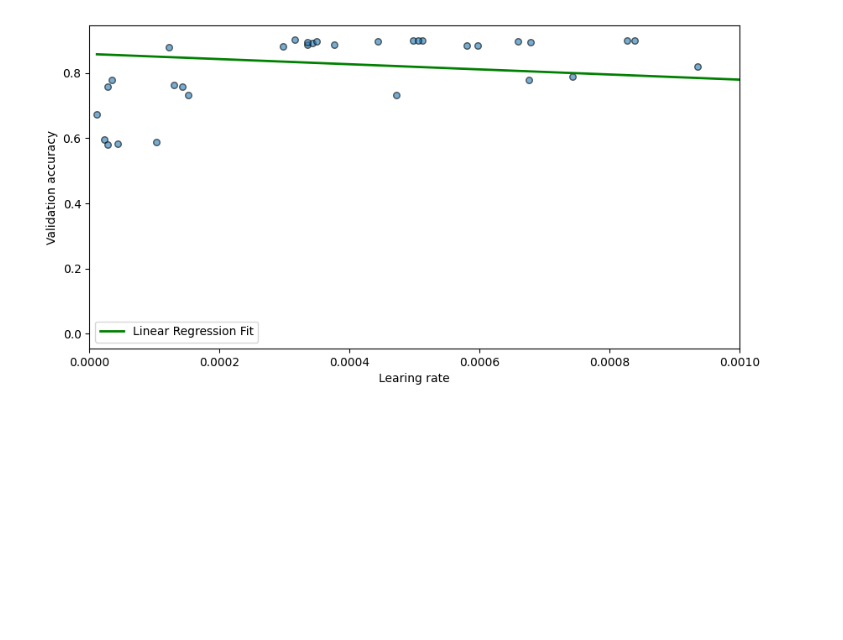
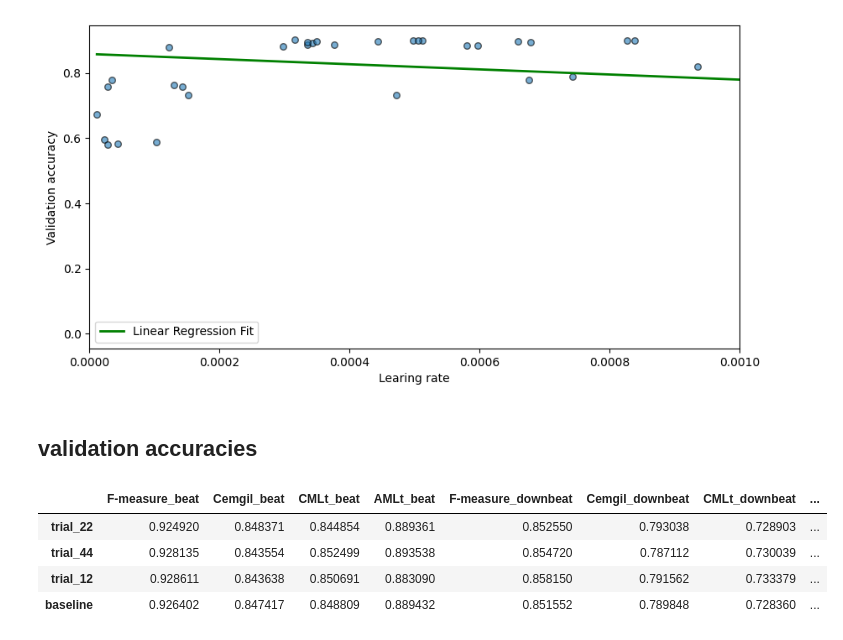
Before and after one commit to PulyaPolya/beat_this, a Jupyter notebook: results_evaluation.ipynb, the cells around one changed output. Drawn from its saved outputs; the diff is of its cells as text; code cells hidden in the pictures; blank space fills up the shorter version.

Commit message:
finishing full hpo

```diff
--- a/results_evaluation.ipynb
+++ b/results_evaluation.ipynb
@@ -1305,3 +1305,42 @@ ax.legend()
 plt.show()
 # %% [output]
 [figure]
+# %% [markdown]
+## validation accuracies
+# %%
+import os
+import json
+import pandas as pd
+def get_scores (json_path,  seed = 42, trial= None, return_means = False,  ):
+
+    folder = f"hpo_full_trial_{trial}" if trial else f"hpo_full_baseline"
+    folder = os.path.join(json_path, folder)
+    file_scores = [file for file in os.listdir(folder) if file.startswith(f"best-seed{seed}") ][0]
+
+    json_file = open(os.path.join(folder, file_scores))
+    json1_str = json_file.read()
+    json1_data = json.loads(json1_str)
+
+    #print(len(clsuter_keys))
+    df  = pd.DataFrame(json1_data).T
+    if return_means:
+        return df.mean().to_dict(), df
+    return df
+# %%
+json_path = "json_val_scores"
+trials = [22, 44, 12]
+results_list = []
+for trial in trials:
+    means, df = get_scores  (json_path,  seed = 42, trial= trial, return_means = True)
+    assert len(df) == 556
+    results_list.append(pd.DataFrame.from_dict(means, orient= "index", columns = [f"trial_{trial}"]).T)
+means, df = get_scores  (json_path,  seed = 42, trial= None, return_means = True)
+results_list.append(pd.DataFrame.from_dict(means, orient= "index", columns = [f"baseline"]).T)
+result = pd.concat(results_list)
+result
+# %% [output]
+|  | F-measure_beat | Cemgil_beat | CMLt_beat | AMLt_beat | F-measure_downbeat | Cemgil_downbeat | CMLt_downbeat | ... |
+| trial_22 | 0.924920 | 0.848371 | 0.844854 | 0.889361 | 0.852550 | 0.793038 | 0.728903 | ... |
+| trial_44 | 0.928135 | 0.843554 | 0.852499 | 0.893538 | 0.854720 | 0.787112 | 0.730039 | ... |
+| trial_12 | 0.928611 | 0.843638 | 0.850691 | 0.883090 | 0.858150 | 0.791562 | 0.733379 | ... |
+| baseline | 0.926402 | 0.847417 | 0.848809 | 0.889432 | 0.851552 | 0.789848 | 0.728360 | ... |
```
Also changed, not shown: 1 other file.
